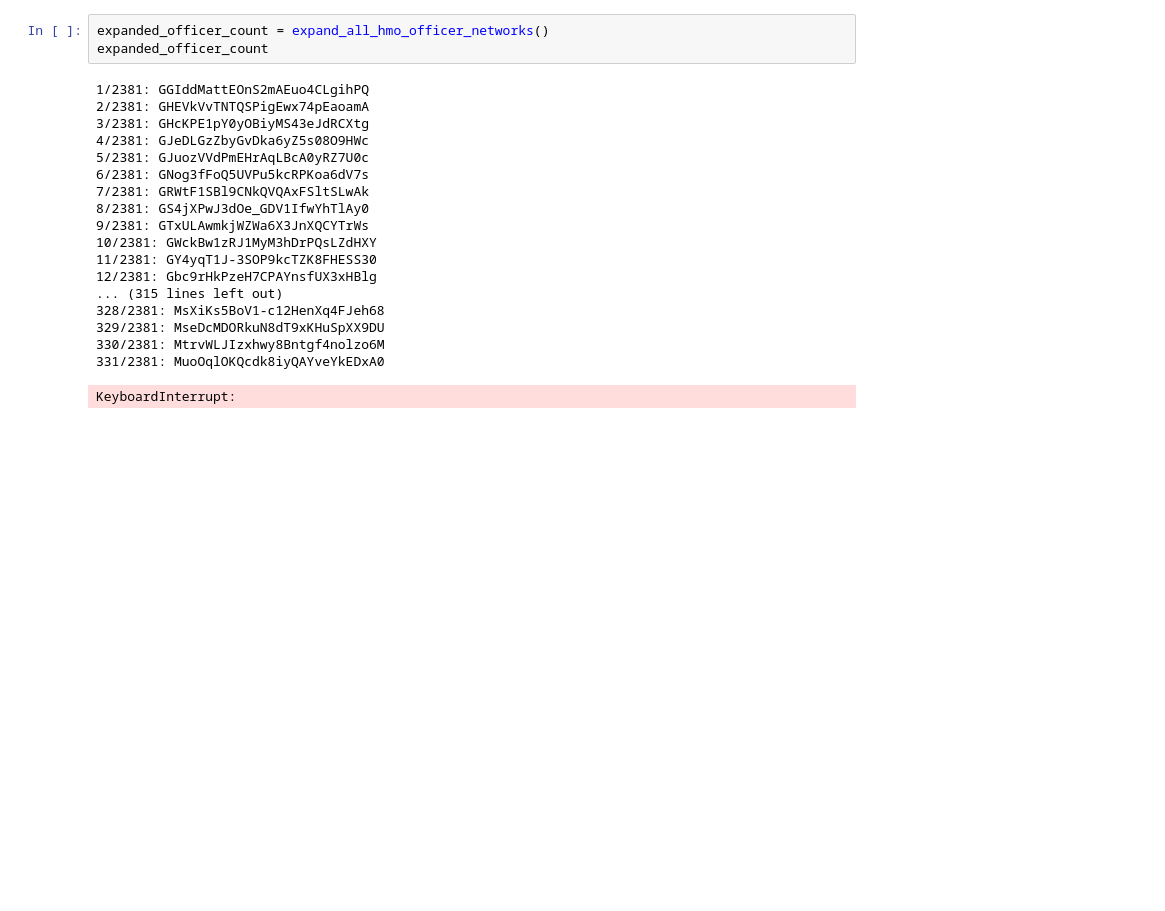
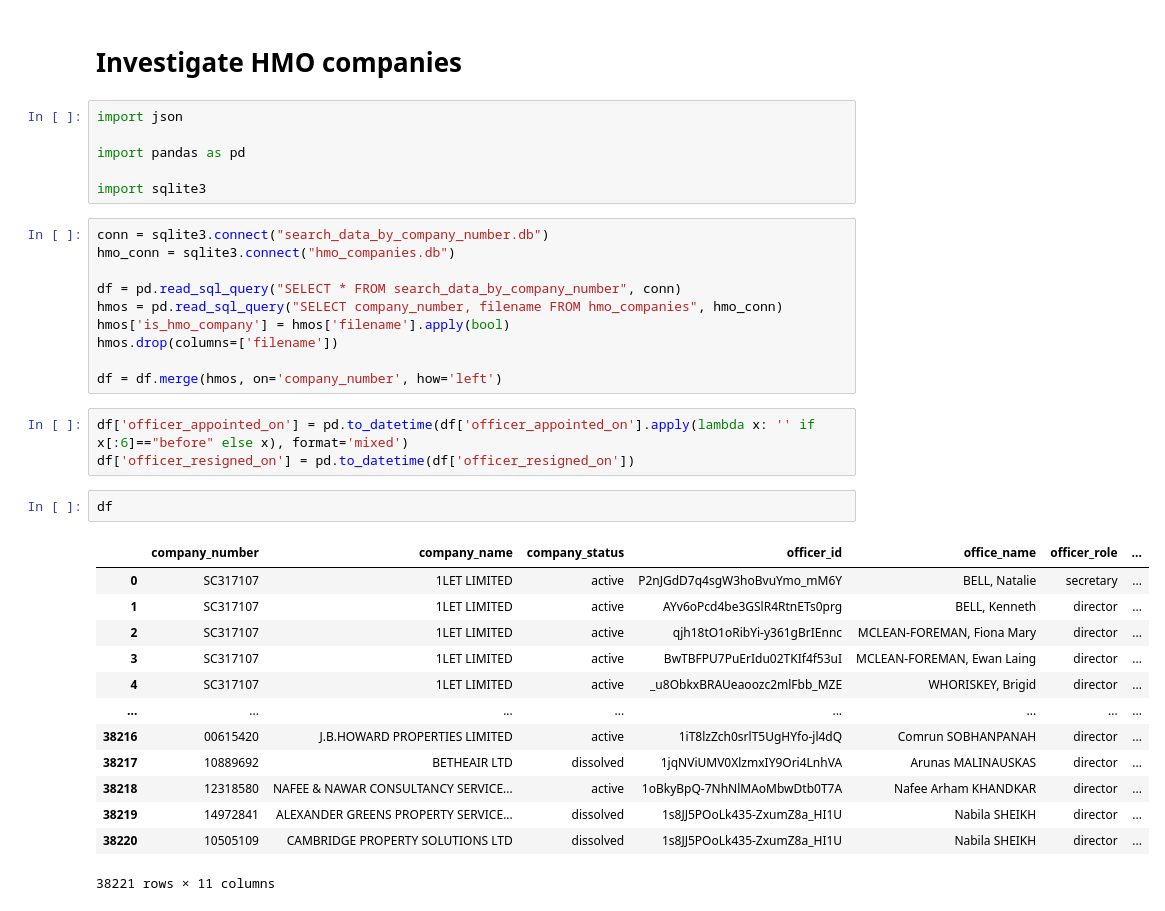
Before and after one commit to jacb1729/Using-Companies-House-API, a Jupyter notebook: Investigate_hmo_networks.ipynb, the cells around one changed output. Saved outputs shown, nothing was run; the diff lists cells and outputs as text; blank space fills up the shorter version.

Commit message:
refactor and add qa for hmo networks

```diff
--- a/Investigate_hmo_networks.ipynb
+++ b/Investigate_hmo_networks.ipynb
@@ -208,22 +1,37 @@ def expand_all_hmo_officer_networks():
-# %%
-expanded_officer_count = expand_all_hmo_officer_networks()
-expanded_officer_count
-# %% [output]
-1/2381: GGIddMattEOnS2mAEuo4CLgihPQ
-2/2381: GHEVkVvTNTQSPigEwx74pEaoamA
-3/2381: GHcKPE1pY0yOBiyMS43eJdRCXtg
-4/2381: GJeDLGzZbyGvDka6yZ5s08O9HWc
-5/2381: GJuozVVdPmEHrAqLBcA0yRZ7U0c
-6/2381: GNog3fFoQ5UVPu5kcRPKoa6dV7s
-7/2381: GRWtF1SBl9CNkQVQAxFSltSLwAk
-8/2381: GS4jXPwJ3dOe_GDV1IfwYhTlAy0
-9/2381: GTxULAwmkjWZWa6X3JnXQCYTrWs
-10/2381: GWckBw1zRJ1MyM3hDrPQsLZdHXY
-11/2381: GY4yqT1J-3SOP9kcTZK8FHESS30
-12/2381: Gbc9rHkPzeH7CPAYnsfUX3xHBlg
-... (315 lines left out)
-328/2381: MsXiKs5BoV1-c12HenXq4FJeh68
-329/2381: MseDcMDORkuN8dT9xKHuSpXX9DU
-330/2381: MtrvWLJIzxhwy8Bntgf4nolzo6M
-331/2381: MuoOqlOKQcdk8iyQAYveYkEDxA0
-KeyboardInterrupt:
+# %% [markdown]
+# Investigate HMO companies
+# %%
+import json
+
+import pandas as pd
+
+import sqlite3
+# %%
+conn = sqlite3.connect("search_data_by_company_number.db")
+hmo_conn = sqlite3.connect("hmo_companies.db")
+
+df = pd.read_sql_query("SELECT * FROM search_data_by_company_number", conn)
+hmos = pd.read_sql_query("SELECT company_number, filename FROM hmo_companies", hmo_conn)
+hmos['is_hmo_company'] = hmos['filename'].apply(bool)
+hmos.drop(columns=['filename'])
+
+df = df.merge(hmos, on='company_number', how='left')
+# %%
+df['officer_appointed_on'] = pd.to_datetime(df['officer_appointed_on'].apply(lambda x: '' if x[:6]=="before" else x), format='mixed')
+df['officer_resigned_on'] = pd.to_datetime(df['officer_resigned_on'])
+# %%
+df
+# %% [output]
+|  | company_number | company_name | company_status | officer_id | office_name | officer_role | ... |
+| 0 | SC317107 | 1LET LIMITED | active | P2nJGdD7q4sgW3hoBvuYmo_mM6Y | BELL, Natalie | secretary | ... |
+| 1 | SC317107 | 1LET LIMITED | active | AYv6oPcd4be3GSlR4RtnETs0prg | BELL, Kenneth | director | ... |
+| 2 | SC317107 | 1LET LIMITED | active | qjh18tO1oRibYi-y361gBrIEnnc | MCLEAN-FOREMAN, Fiona Mary | director | ... |
+| 3 | SC317107 | 1LET LIMITED | active | BwTBFPU7PuErIdu02TKIf4f53uI | MCLEAN-FOREMAN, Ewan Laing | director | ... |
+| 4 | SC317107 | 1LET LIMITED | active | _u8ObkxBRAUeaoozc2mlFbb_MZE | WHORISKEY, Brigid | director | ... |
+| ... | ... | ... | ... | ... | ... | ... | ... |
+| 38216 | 00615420 | J.B.HOWARD PROPERTIES LIMITED | active | 1iT8lzZch0srlT5UgHYfo-jl4dQ | Comrun SOBHANPANAH | director | ... |
+| 38217 | 10889692 | BETHEAIR LTD | dissolved | 1jqNViUMV0XlzmxIY9Ori4LnhVA | Arunas MALINAUSKAS | director | ... |
+| 38218 | 12318580 | NAFEE & NAWAR CONSULTANCY SERVICE... | active | 1oBkyBpQ-7NhNlMAoMbwDtb0T7A | Nafee Arham KHANDKAR | director | ... |
+| 38219 | 14972841 | ALEXANDER GREENS PROPERTY SERVICE... | dissolved | 1s8JJ5POoLk435-ZxumZ8a_HI1U | Nabila SHEIKH | director | ... |
+| 38220 | 10505109 | CAMBRIDGE PROPERTY SOLUTIONS LTD | dissolved | 1s8JJ5POoLk435-ZxumZ8a_HI1U | Nabila SHEIKH | director | ... |
+38221 rows × 11 columns
```
Also changed, not shown: parts of 12 cells of this notebook, 4 other files.
